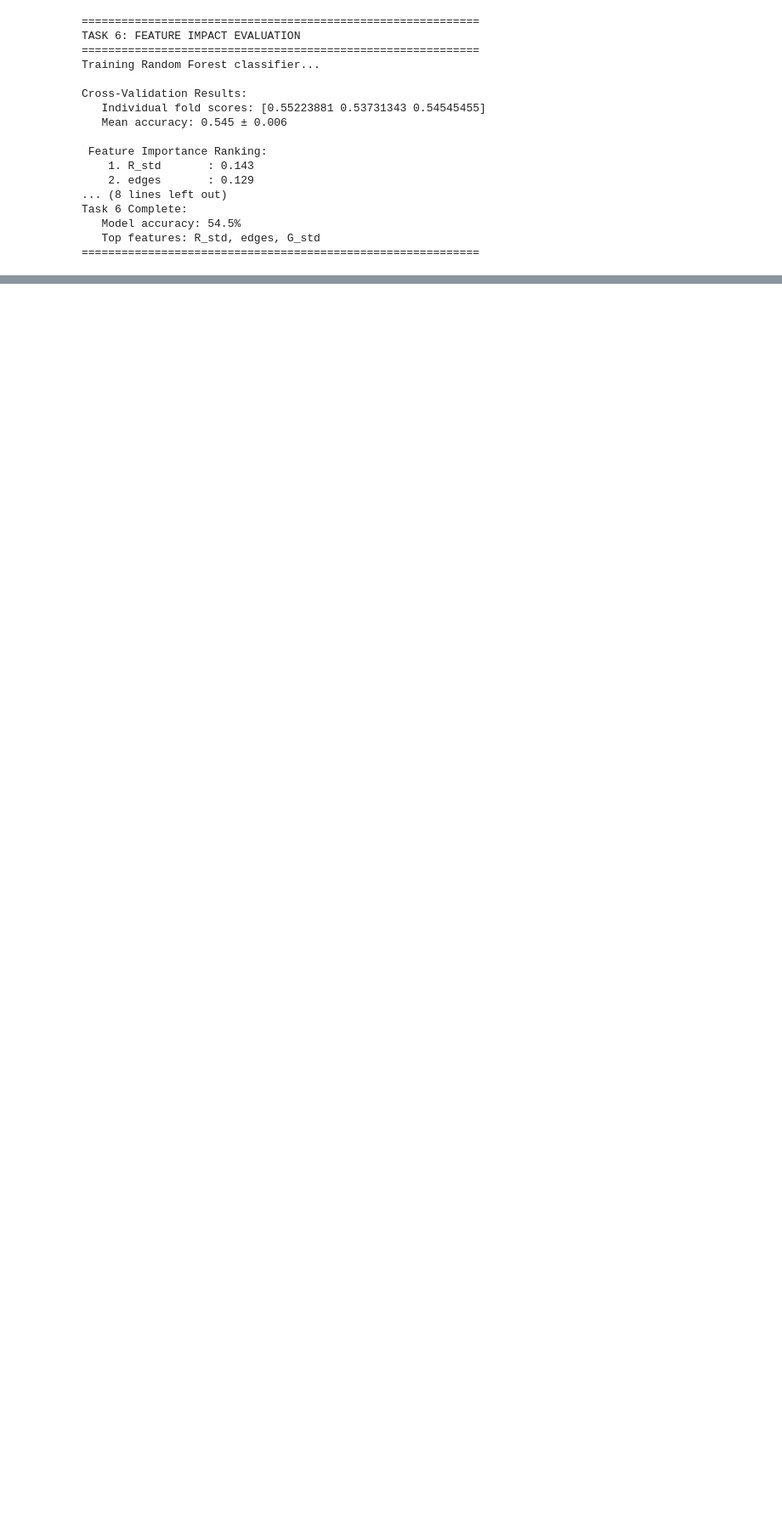
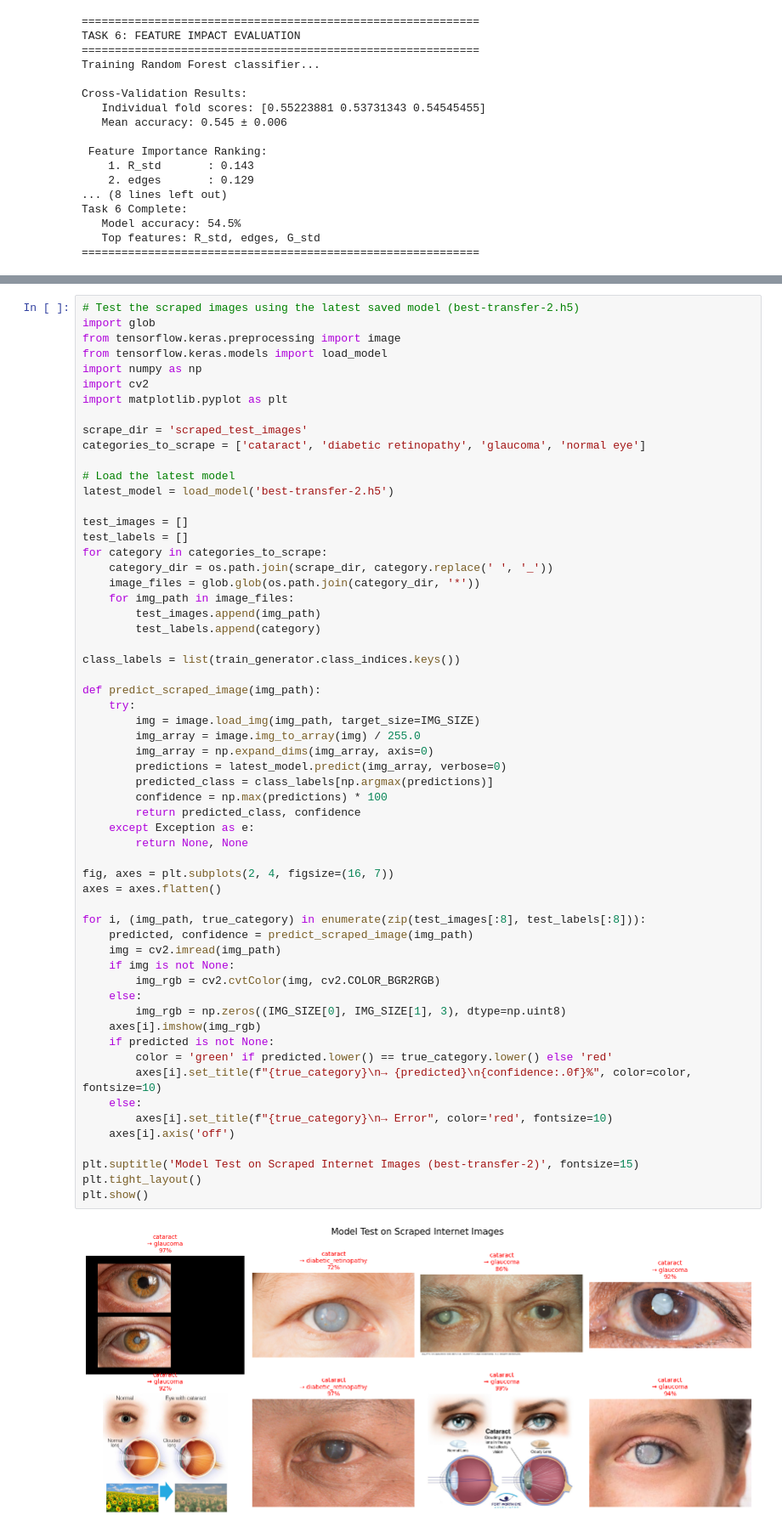
Before and after one commit to IsaacJM03/Recess-Project-Year-2, a Jupyter notebook: eye_disease.ipynb, the cells around one changed output, grey strips where cells are left out. Shown at 85% size. Saved outputs shown, nothing was run; the diff lists cells and outputs as text; blank space fills up the shorter version.

```diff
--- a/eye_disease.ipynb
+++ b/eye_disease.ipynb
@@ -635,0 +786,61 @@ Tested 8 images | Accuracy: 62.5% | Precision: 0.54 | Recall: 0.62 | F1: 0.53 |
+# %%
+# Test the scraped images using the latest saved model (best-transfer-2.h5)
+import glob
+from tensorflow.keras.preprocessing import image
+from tensorflow.keras.models import load_model
+import numpy as np
+import cv2
+import matplotlib.pyplot as plt
+
+scrape_dir = 'scraped_test_images'
+categories_to_scrape = ['cataract', 'diabetic retinopathy', 'glaucoma', 'normal eye']
+
+# Load the latest model
+latest_model = load_model('best-transfer-2.h5')
+
+test_images = []
+test_labels = []
+for category in categories_to_scrape:
+    category_dir = os.path.join(scrape_dir, category.replace(' ', '_'))
+    image_files = glob.glob(os.path.join(category_dir, '*'))
+    for img_path in image_files:
+        test_images.append(img_path)
+        test_labels.append(category)
+
+class_labels = list(train_generator.class_indices.keys())
+
+def predict_scraped_image(img_path):
+    try:
+        img = image.load_img(img_path, target_size=IMG_SIZE)
+        img_array = image.img_to_array(img) / 255.0
+        img_array = np.expand_dims(img_array, axis=0)
+        predictions = latest_model.predict(img_array, verbose=0)
+        predicted_class = class_labels[np.argmax(predictions)]
+        confidence = np.max(predictions) * 100
+        return predicted_class, confidence
+    except Exception as e:
+        return None, None
+
+fig, axes = plt.subplots(2, 4, figsize=(16, 7))
+axes = axes.flatten()
+
+for i, (img_path, true_category) in enumerate(zip(test_images[:8], test_labels[:8])):
+    predicted, confidence = predict_scraped_image(img_path)
+    img = cv2.imread(img_path)
+    if img is not None:
+        img_rgb = cv2.cvtColor(img, cv2.COLOR_BGR2RGB)
+    else:
+        img_rgb = np.zeros((IMG_SIZE[0], IMG_SIZE[1], 3), dtype=np.uint8)
+    axes[i].imshow(img_rgb)
+    if predicted is not None:
+        color = 'green' if predicted.lower() == true_category.lower() else 'red'
+        axes[i].set_title(f"{true_category}\n→ {predicted}\n{confidence:.0f}%", color=color, fontsize=10)
+    else:
+        axes[i].set_title(f"{true_category}\n→ Error", color='red', fontsize=10)
+    axes[i].axis('off')
+
+plt.suptitle('Model Test on Scraped Internet Images (best-transfer-2)', fontsize=15)
+plt.tight_layout()
+plt.show()
+# %% [output]
+[figure, added]
```
Also changed, not shown: parts of 7 cells of this notebook.
